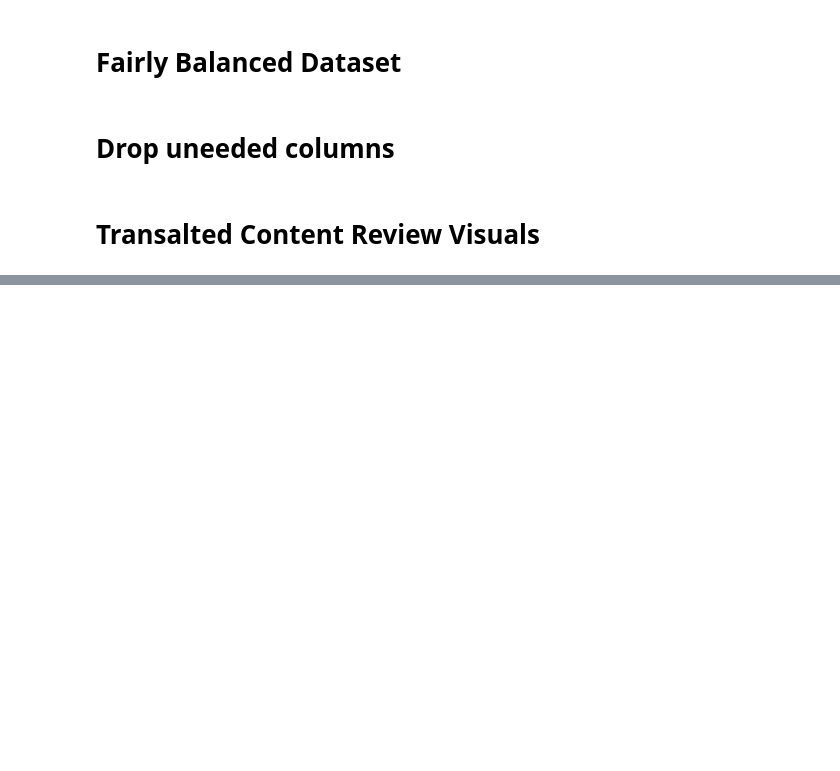
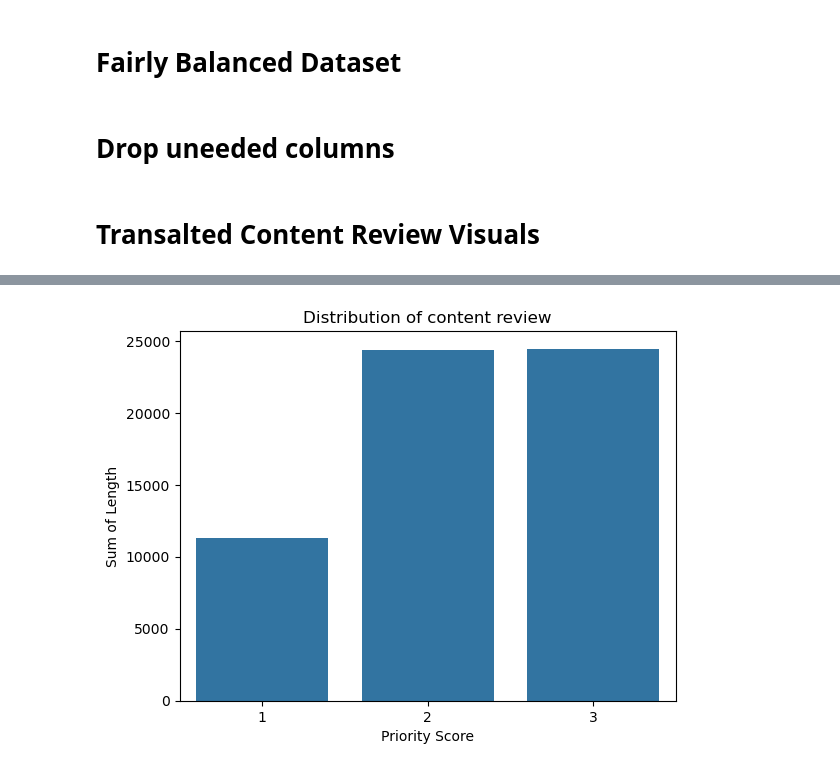
Before and after one commit to MaukanMir/Hotel-Sentiment-Analysis, a Jupyter notebook: training.ipynb, the cells around one changed output, grey strips where cells are left out. Drawn from its saved outputs; the diff is of its cells as text; code cells hidden in the pictures; blank space fills up the shorter version.

```diff
--- a/training.ipynb
+++ b/training.ipynb
@@ -71,6 +71,9 @@ check_class_imbalance(df["priority_score"])
 # %% [markdown]
 # Drop uneeded columns
 # %%
-df.drop(["Unnamed: 0", "translated_content"], axis=1, inplace=True)
+df.drop(["Unnamed: 0", "content"], axis=1, inplace=True)
 # %% [markdown]
 # Transalted Content Review Visuals
+# %%
+df["len_review"] = df["translated_content"].apply(lambda x: len(x))
+df["len_wordcount"] = df["translated_content"].apply(lambda x: len(x.split()))
@@ -76,0 +92,11 @@ df.drop(["Unnamed: 0", "translated_content"], axis=1, inplace=True)
+# %%
+grouped_df = df.groupby("priority_score")["len_review"].sum().reset_index()
+
+sns.barplot(data=grouped_df, x='priority_score', y="len_review")
+plt.title("Distribution of content review")
+plt.xlabel("Priority Score")
+plt.ylabel("Sum of Length")
+plt.yscale("linear")
+plt.show()
+# %% [output]
+[figure, added]
```
Also changed, not shown: parts of 2 cells of this notebook.
